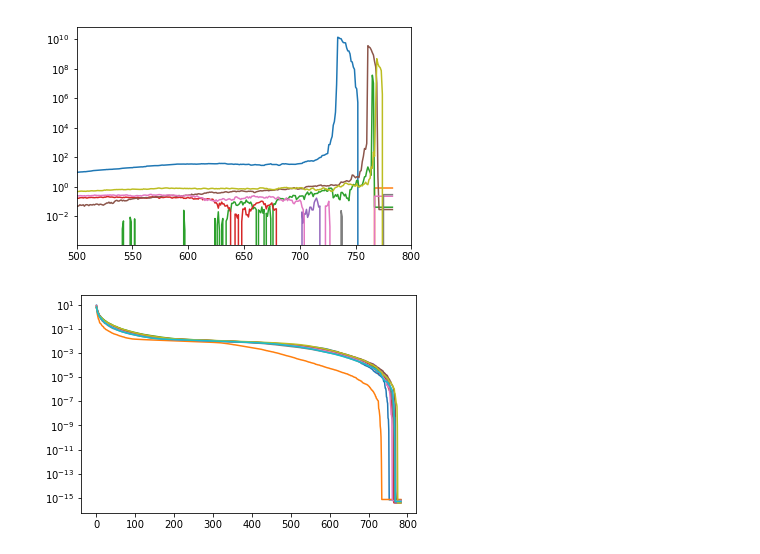
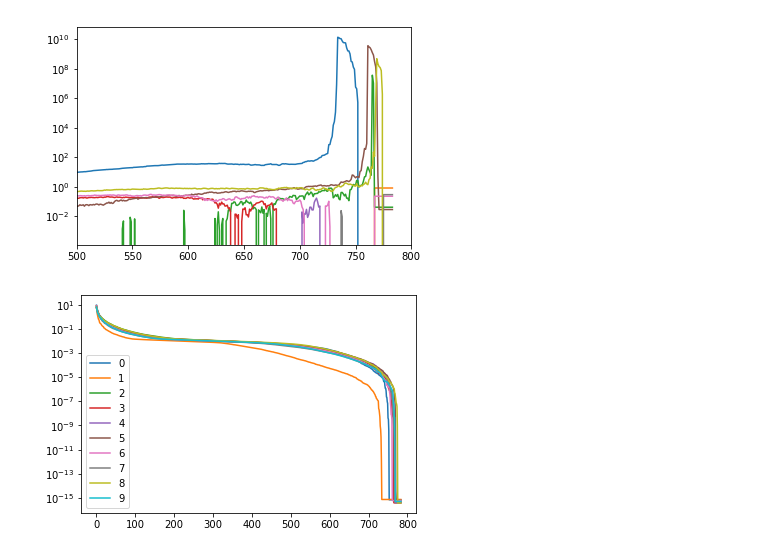
Before and after one commit to VMBoehm/pca-classifier, a Jupyter notebook: notebooks/createGaussianMNIST.ipynb, the cells around one changed output. Saved outputs shown, nothing was run; the diff lists cells and outputs as text; code cells hidden in the pictures.

```diff
--- a/notebooks/createGaussianMNIST.ipynb
+++ b/notebooks/createGaussianMNIST.ipynb
@@ -45,6 +45,7 @@ for ii in range(num_classes):
     mean= cov.mean
     d, c = create_Gaussian_data(R,var,mean,data_num//num_classes, cov.cov)
     data.append(d)
-    covs.append(c)
+    covs.append(cov.cov)
     means.append(mean)
+pkl.dump([np.asarray(data),covs, means],open(outfile,'wb'))
 # %% [output]
@@ -70,0 +62,7 @@ for ii in range(num_classes):
+# %%
+covpathmnist   = '../outputs/mnist/covariance_estimator/'
+filename       = os.path.join(covpath,'cov_estimate_%s_%d.pkl'%('ML',0))
+covin          = pkl.load(open(filename, 'rb'))
+print(filename)
+x_train, y_train, x_test, y_test, tru_covs = load_Gaussian_mnist()
+covin.dist(tru_covs['covs'][0])
@@ -121,8 +130,9 @@ plt.show()
 [figure]
 # %%
 for ii in range(num_classes):
-    plt.plot(vars_[ii])
+    plt.plot(vars_[ii], label='%d'%ii)
 plt.yscale('log')
+plt.legend()
 plt.show()
 # %% [output]
-[figure, old version]
+[figure, new version]
```
Also changed, not shown: parts of 8 cells of this notebook, 7 other files.
